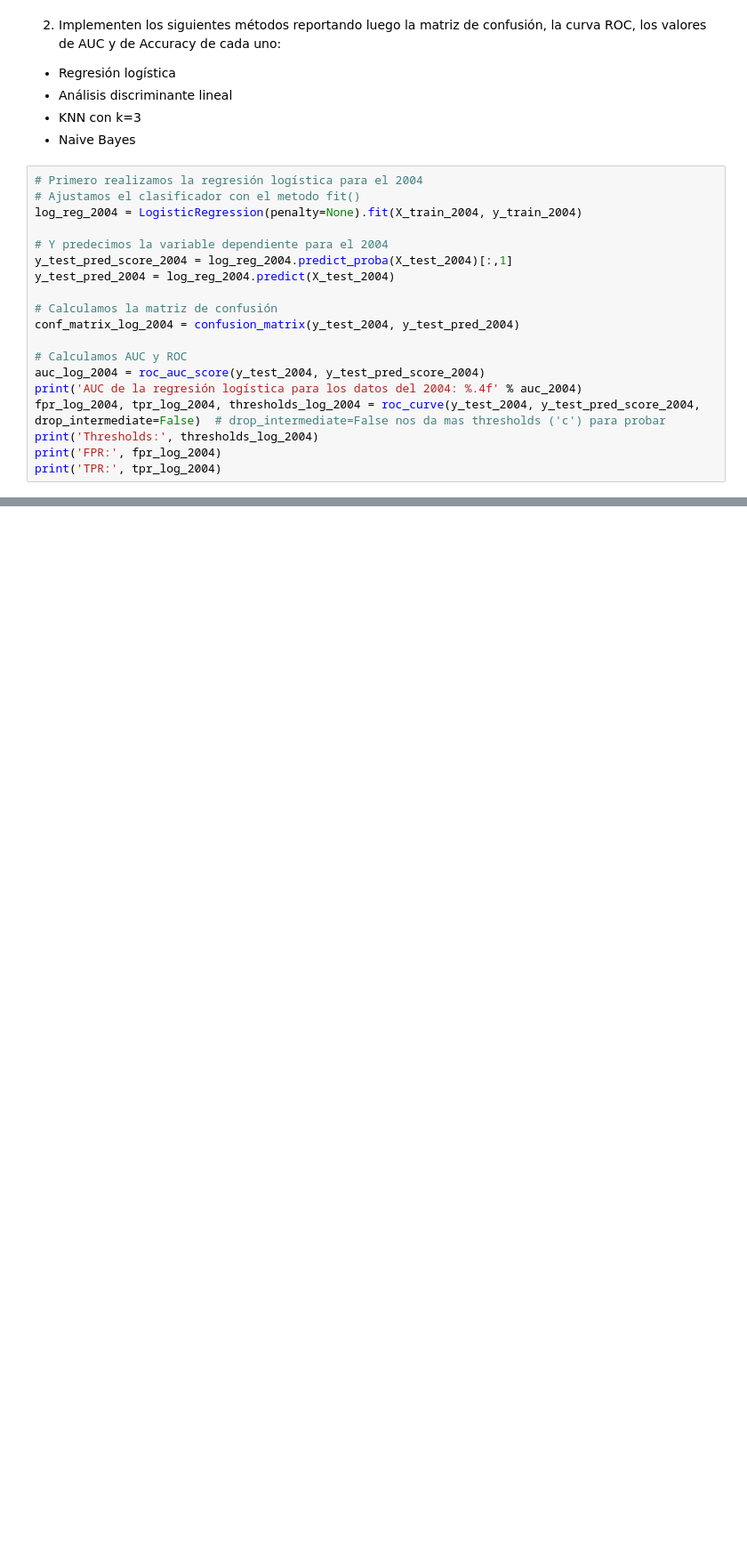
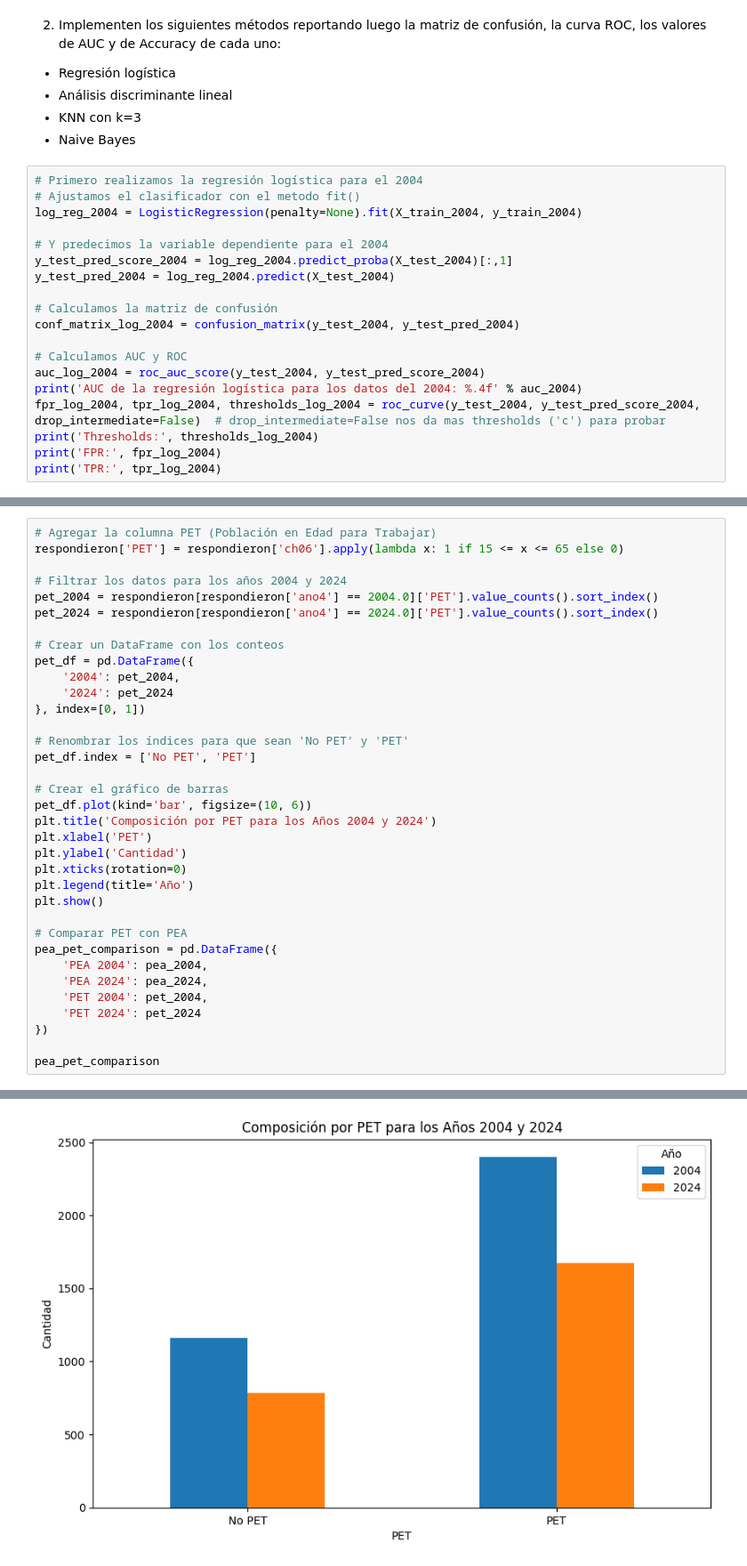
Before and after one commit to roluque/CC408-T2-3, a Jupyter notebook: TP3/TP 3.ipynb, the cells around one changed output, grey strips where cells are left out. Shown at 89% size. Drawn from its saved outputs; the diff is of its cells as text; blank space fills up the shorter version.

```diff
--- a/TP3/TP 3.ipynb
+++ b/TP3/TP 3.ipynb
@@ -321,0 +395,36 @@ print('TPR:', tpr_log_2004)
+# %%
+# Agregar la columna PET (Población en Edad para Trabajar)
+respondieron['PET'] = respondieron['ch06'].apply(lambda x: 1 if 15 <= x <= 65 else 0)
+
+# Filtrar los datos para los años 2004 y 2024
+pet_2004 = respondieron[respondieron['ano4'] == 2004.0]['PET'].value_counts().sort_index()
+pet_2024 = respondieron[respondieron['ano4'] == 2024.0]['PET'].value_counts().sort_index()
+
+# Crear un DataFrame con los conteos
+pet_df = pd.DataFrame({
+    '2004': pet_2004,
+    '2024': pet_2024
+}, index=[0, 1])
+
+# Renombrar los índices para que sean 'No PET' y 'PET'
+pet_df.index = ['No PET', 'PET']
+
+# Crear el gráfico de barras
+pet_df.plot(kind='bar', figsize=(10, 6))
+plt.title('Composición por PET para los Años 2004 y 2024')
+plt.xlabel('PET')
+plt.ylabel('Cantidad')
+plt.xticks(rotation=0)
+plt.legend(title='Año')
+plt.show()
+
+# Comparar PET con PEA
+pea_pet_comparison = pd.DataFrame({
+    'PEA 2004': pea_2004,
+    'PEA 2024': pea_2024,
+    'PET 2004': pet_2004,
+    'PET 2024': pet_2024
+})
+
+pea_pet_comparison
+# %% [output]
@@ -321,0 +436 @@ print('TPR:', tpr_log_2004)
+[figure, added]
```
Also changed, not shown: parts of 9 cells of this notebook.
